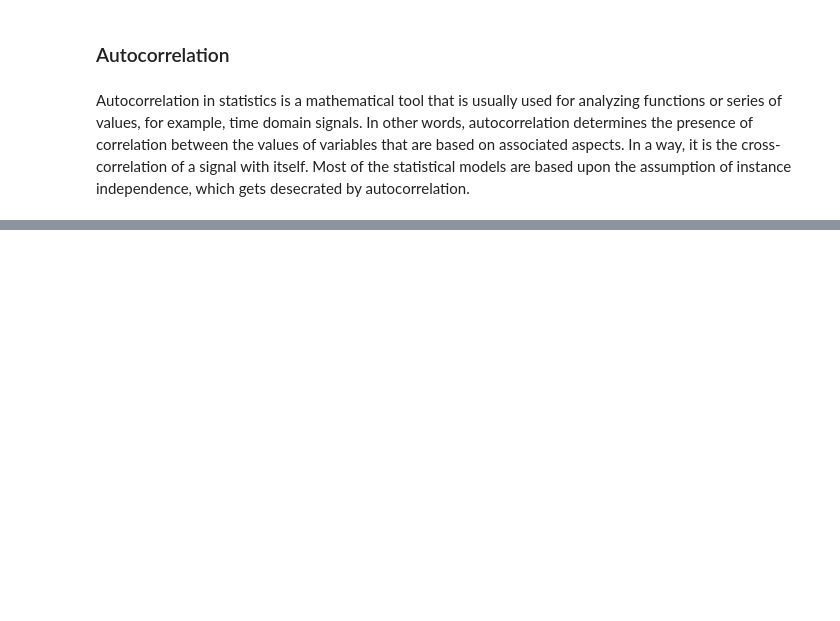
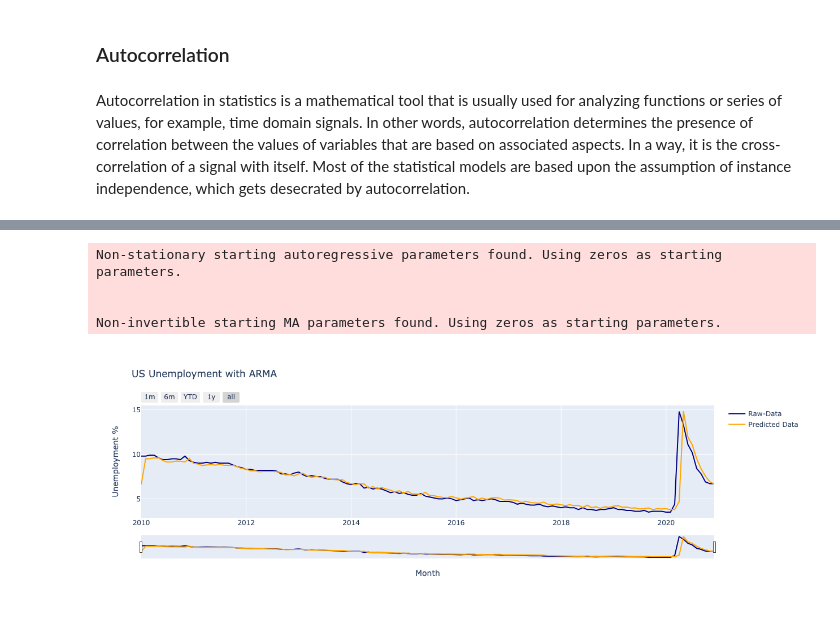
Before and after one commit to plaskas/Classical-Time-Series-Modelling, a Jupyter notebook: Classical Time Series Modelling Methods.ipynb, the cells around one changed output, grey strips where cells are left out. Saved outputs shown, nothing was run; the diff lists cells and outputs as text; code cells hidden in the pictures; blank space fills up the shorter version.

```diff
--- a/Classical Time Series Modelling Methods.ipynb
+++ b/Classical Time Series Modelling Methods.ipynb
@@ -100,0 +158,15 @@ fig.show()
+# %%
+# Loading the ARMA model using a time-lag of 2, differencing of 0, and a order of moving average to be 1.
+arma = ARIMA(bls_api['US Unemployment Rate %'], order=(2,0,1))
+# Fitting the model
+arma_fit = arma.fit()
+# Predictions using the model
+yhat_arma = arma_fit.predict()
+# Plotting the model
+time_plot('ARMA',yhat_arma)
+# %% [output]
+Non-stationary starting autoregressive parameters found. Using zeros as starting parameters.
+
+
+Non-invertible starting MA parameters found. Using zeros as starting parameters.
+[figure, added]
```
Also changed, not shown: parts of 17 cells of this notebook.
